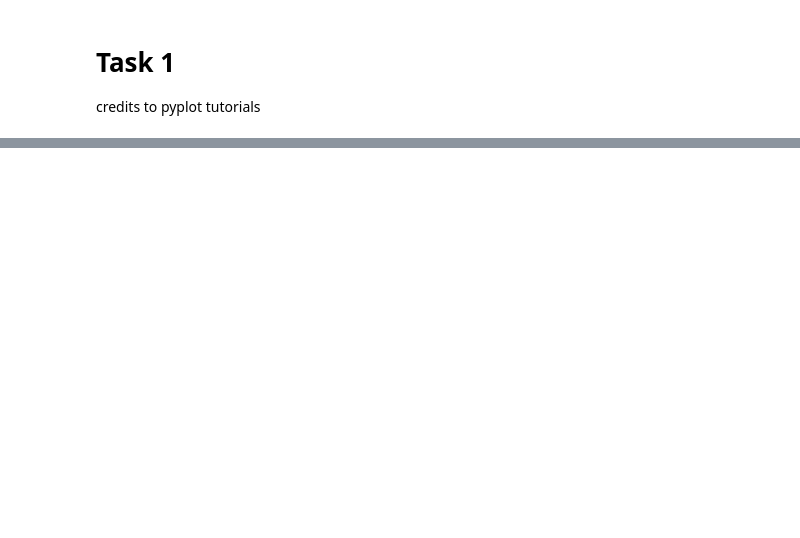
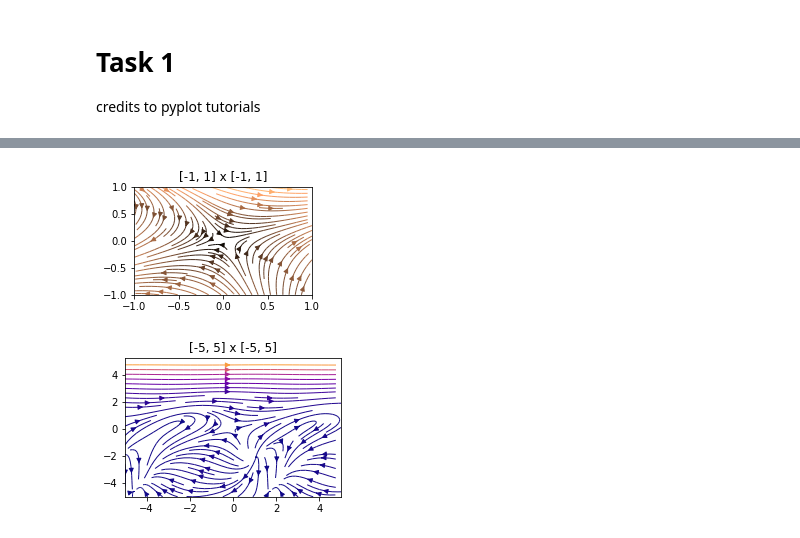
Before and after one commit to peinrules/differential_equations, a Jupyter notebook: Phase_paths_3.ipynb, the cells around one changed output, grey strips where cells are left out. Cells and saved outputs as stored; diff of their text form; code cells hidden in the pictures; blank space fills up the shorter version.

```diff
--- a/Phase_paths_3.ipynb
+++ b/Phase_paths_3.ipynb
@@ -35,0 +58,7 @@ plt.show()
+# %%
+nameData = ["[-1, 1] x [-1, 1]", "[-5, 5] x [-5, 5]"]
+wides = [1, 5]
+phasePathCustom(nameData, wides)
+# %% [output]
+[figure, added]
+[figure, added]
```
Also changed, not shown: parts of 6 cells of this notebook.
